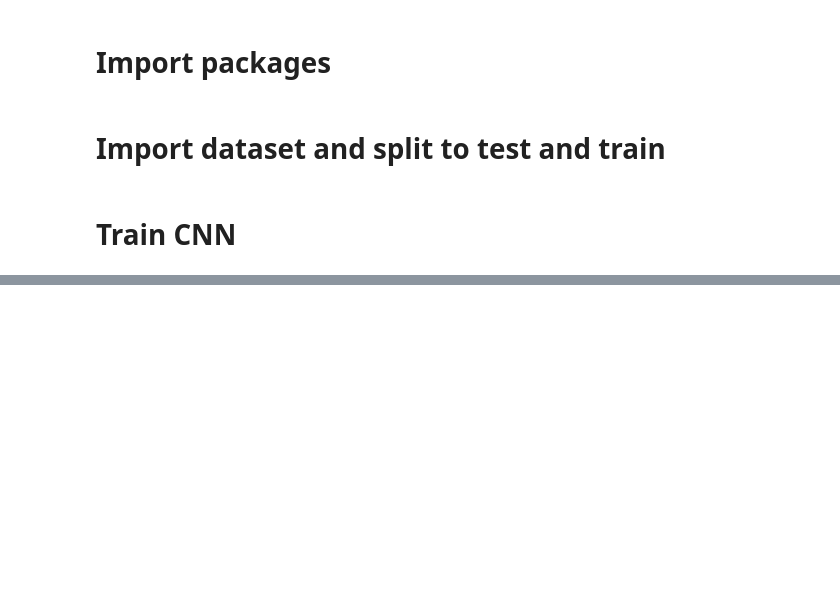
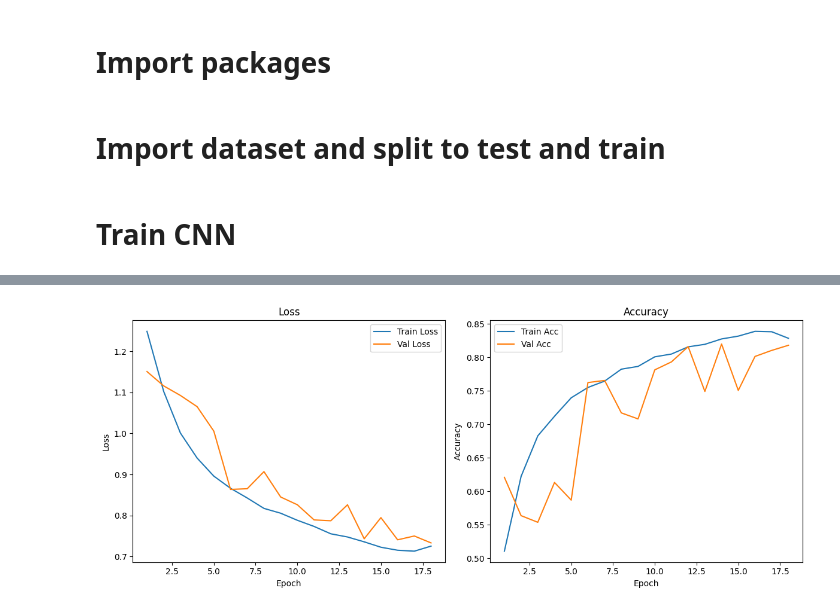
Before and after one commit to DenysGolub/Galaxy-Classification, a Jupyter notebook: notebooks/galaxy.ipynb, the cells around one changed output, grey strips where cells are left out. Saved outputs shown, nothing was run; the diff lists cells and outputs as text; code cells hidden in the pictures; blank space fills up the shorter version.

```diff
--- a/notebooks/galaxy.ipynb
+++ b/notebooks/galaxy.ipynb
@@ -48,0 +117,4 @@ class_names = ["Disturbed / Merging", "Smooth", "Spiral", "Edge-on"]
+# %%
+trainer.plot_metrics()
+# %% [output]
+[figure, added]
```
Also changed, not shown: parts of 12 cells of this notebook, 5 other files.
